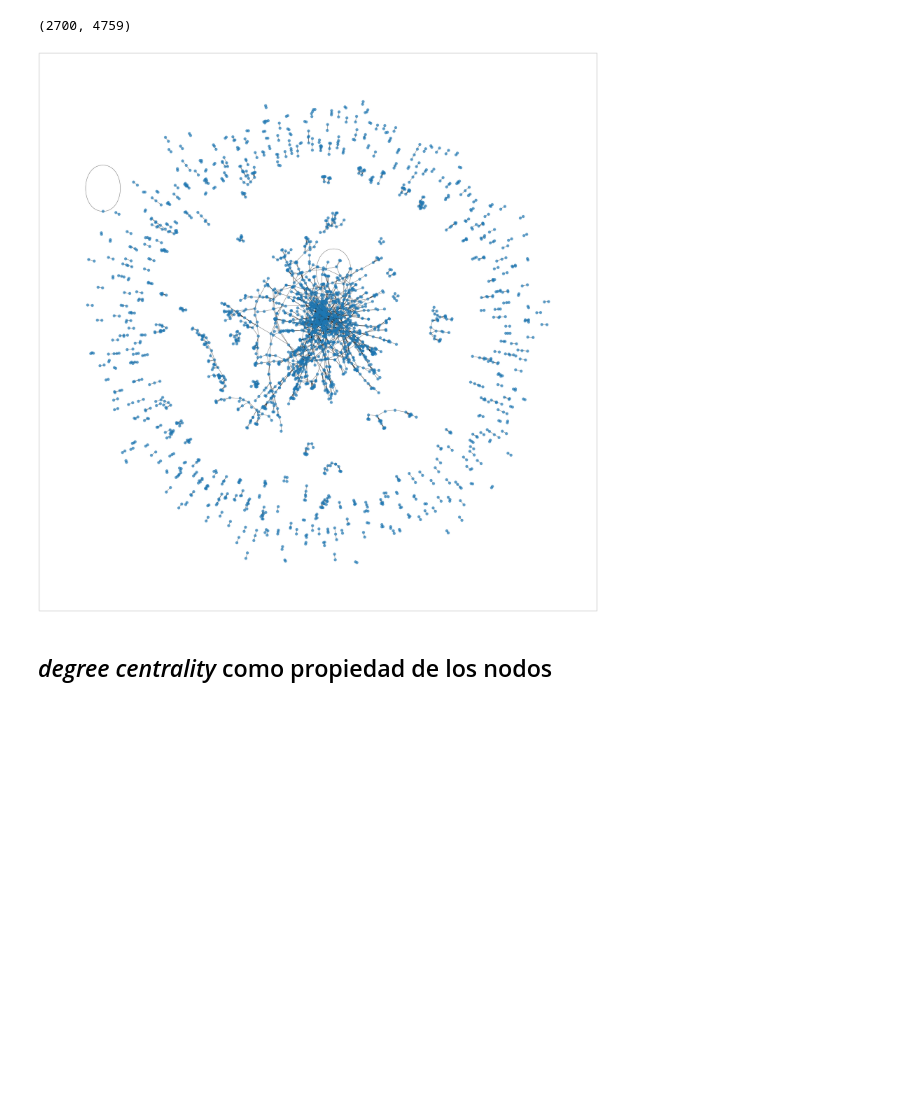
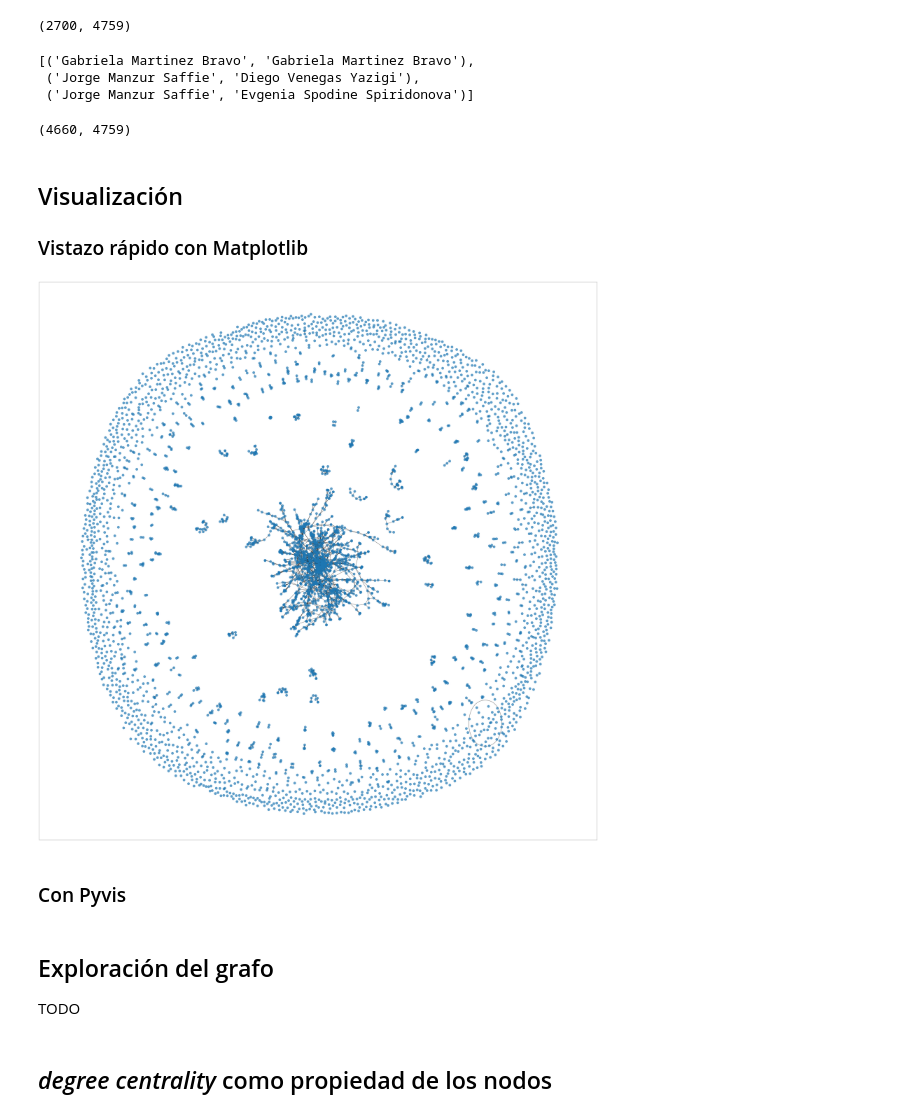
Before and after one commit to Orion89/fondecyt, a Jupyter notebook: proyectos_fondecyt.ipynb, the cells around one changed output. Drawn from its saved outputs; the diff is of its cells as text; code cells hidden in the pictures; blank space fills up the shorter version.

Commit message:
some EDA for the dataset and grapgh visualization

```diff
--- a/proyectos_fondecyt.ipynb
+++ b/proyectos_fondecyt.ipynb
@@ -606,10 +628,37 @@ for folio, group in data.groupby('folioproy'):
 G_researches.number_of_nodes(), G_researches.number_of_edges()
 # %% [output]
 (2700, 4759)
+# %%
+proyectos = data['folioproy'].unique()
+grupos = [data.loc[data['folioproy'] == proyecto]['nombre_completo'].to_list() for proyecto in proyectos]
+# %%
+ejes = []
+for grupo in grupos:
+    if len(grupo) > 1:
+        ejes.extend(combinations(grupo, 2))
+
+ejes[:3]
+# %% [output]
+[('Gabriela Martinez Bravo', 'Gabriela Martinez Bravo'),
+ ('Jorge Manzur Saffie', 'Diego Venegas Yazigi'),
+ ('Jorge Manzur Saffie', 'Evgenia Spodine Spiridonova')]
+# %%
+G2 = nx.Graph()
+G2.add_nodes_from(data['nombre_completo'].unique())
+G2.add_edges_from(ejes)
+G2.number_of_nodes(), G2.number_of_edges()
+# %% [output]
+(4660, 4759)
+# %% [markdown]
+## Visualización
+
+### Vistazo rápido con Matplotlib
 # %%
-_, ax = plt.subplots(figsize=(45, 45), tight_layout=True)
-pos = nx.spring_layout(G_researches)
+_, ax = plt.subplots(figsize=(50, 50), tight_layout=True)
+pos = nx.spring_layout(G2)
 
-nx.draw_networkx(G_researches, pos=pos, node_size=250, with_labels=False, width=1.5, alpha=0.7, ax=ax)
+nx.draw_networkx(G2, pos=pos, node_size=250, with_labels=False, width=1.5, alpha=0.7, ax=ax)
 # %% [output]
-[figure, old version]
+[figure, new version]
+# %% [markdown]
+### Con Pyvis
@@ -616,3 +673,7 @@ nx.draw_networkx(G_researches, pos=pos, node_size=250, with_labels=False, width=
+# %% [markdown]
+## Exploración del grafo
+
+TODO
 # %% [markdown]
 ## *degree centrality* como propiedad de los nodos
 # %%
```
Also changed, not shown: parts of 25 cells of this notebook, 1 other file.
